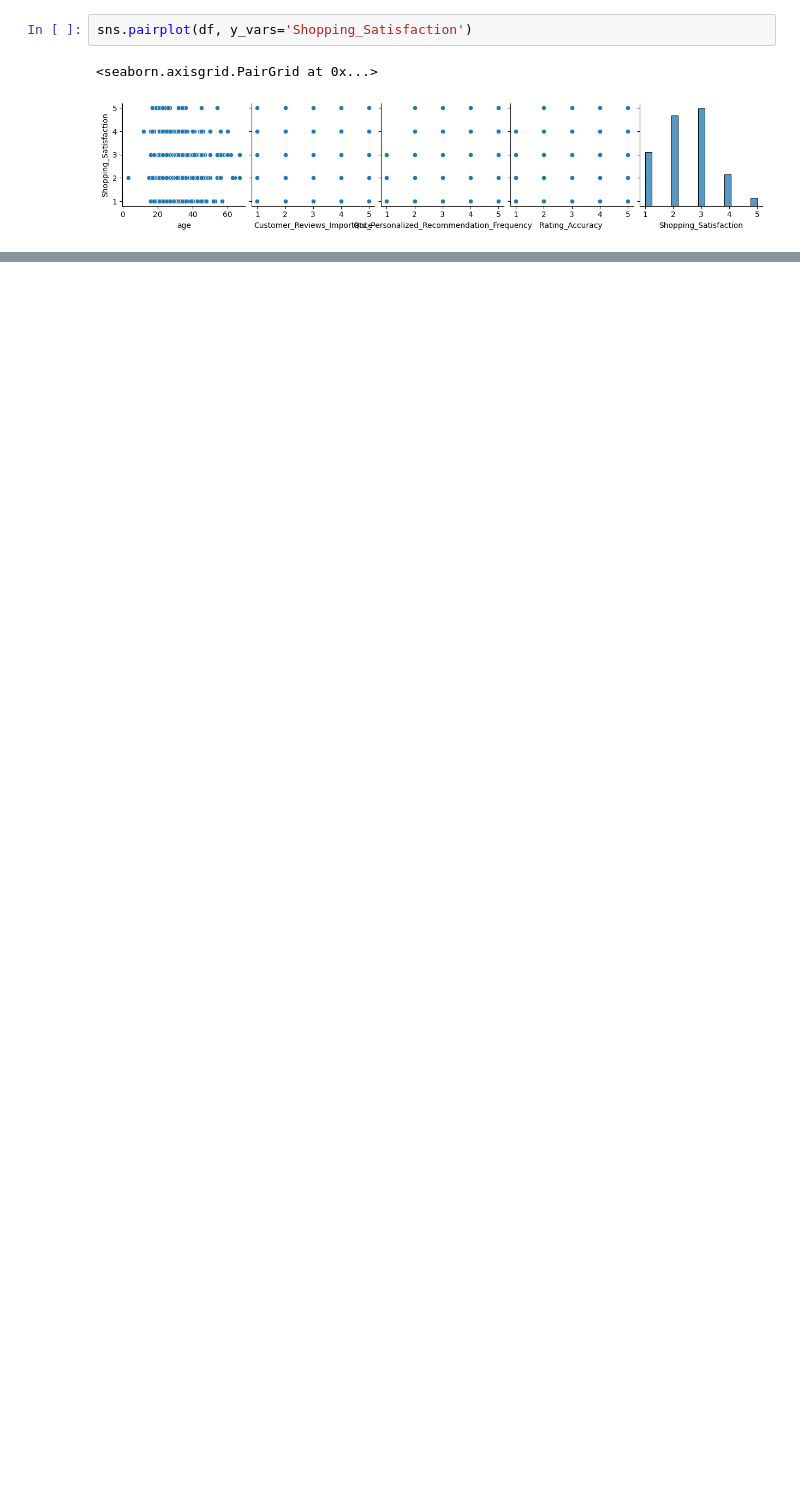
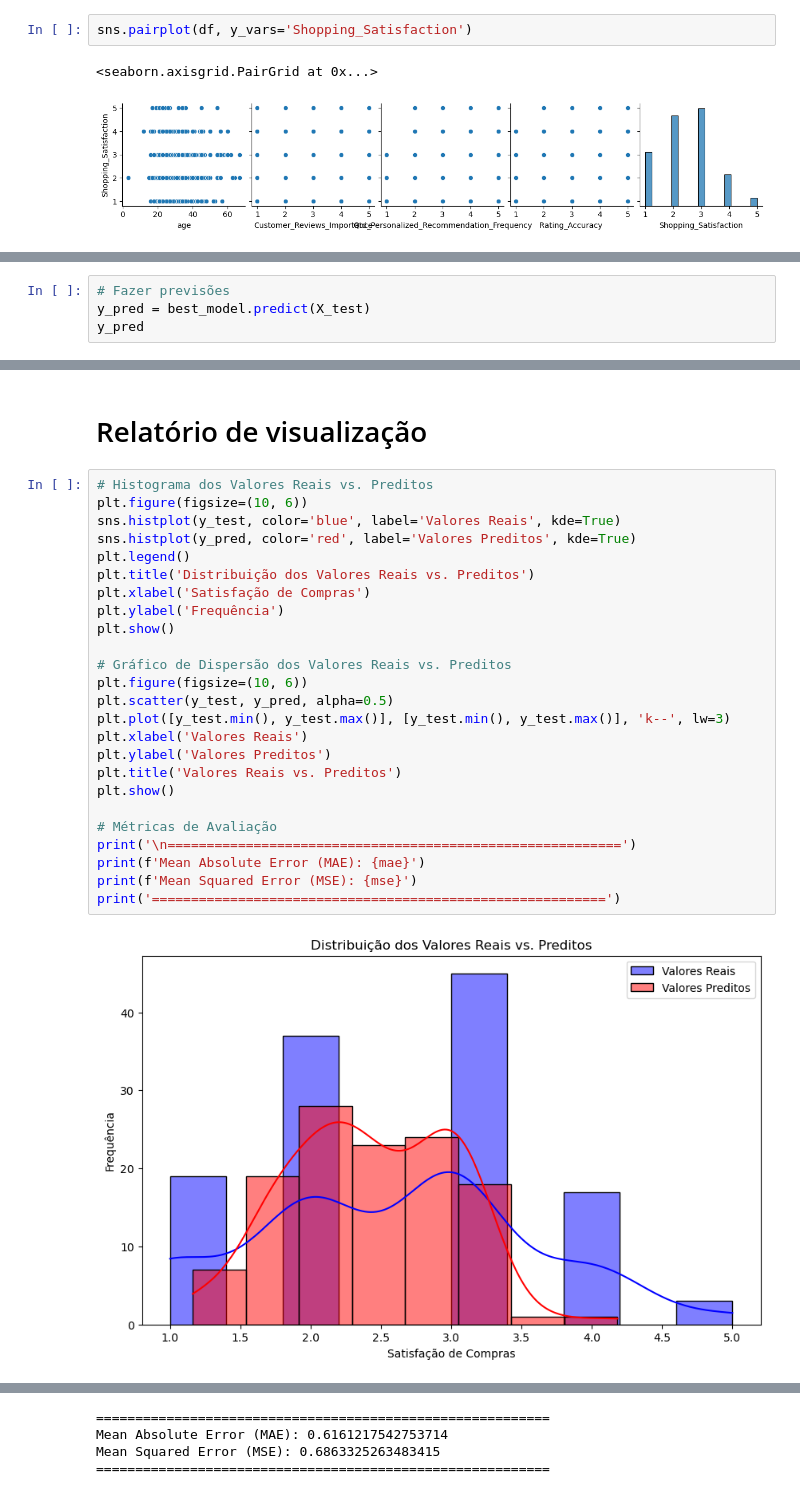
Before and after one commit to OliviaHelena10/PYTHON_PROJECTS, a Jupyter notebook: trabalhando_com_analises/cust_behavior.ipynb, the cells around one changed output, grey strips where cells are left out. Saved outputs shown, nothing was run; the diff lists cells and outputs as text; blank space fills up the shorter version.

```diff
--- a/trabalhando_com_analises/cust_behavior.ipynb
+++ b/trabalhando_com_analises/cust_behavior.ipynb
@@ -668,0 +617,4 @@ Xtrain = sm.add_constant(X_train)
+# %%
+# Fazer previsões
+y_pred = best_model.predict(X_test)
+y_pred
@@ -668,0 +666,29 @@ Xtrain = sm.add_constant(X_train)
+# %% [markdown]
+# Relatório de visualização
+# %%
+# Histograma dos Valores Reais vs. Preditos
+plt.figure(figsize=(10, 6))
+sns.histplot(y_test, color='blue', label='Valores Reais', kde=True)
+sns.histplot(y_pred, color='red', label='Valores Preditos', kde=True)
+plt.legend()
+plt.title('Distribuição dos Valores Reais vs. Preditos')
+plt.xlabel('Satisfação de Compras')
+plt.ylabel('Frequência')
+plt.show()
+
+# Gráfico de Dispersão dos Valores Reais vs. Preditos
+plt.figure(figsize=(10, 6))
+plt.scatter(y_test, y_pred, alpha=0.5)
+plt.plot([y_test.min(), y_test.max()], [y_test.min(), y_test.max()], 'k--', lw=3)
+plt.xlabel('Valores Reais')
+plt.ylabel('Valores Preditos')
+plt.title('Valores Reais vs. Preditos')
+plt.show()
+
+# Métricas de Avaliação
+print('\n==========================================================')
+print(f'Mean Absolute Error (MAE): {mae}')
+print(f'Mean Squared Error (MSE): {mse}')
+print('==========================================================')
+# %% [output]
+[figure, added]
@@ -668,0 +696,4 @@ Xtrain = sm.add_constant(X_train)
+==========================================================
+Mean Absolute Error (MAE): 0.6161217542753714
+Mean Squared Error (MSE): 0.6863325263483415
+==========================================================
```
Also changed, not shown: parts of 27 cells of this notebook.
